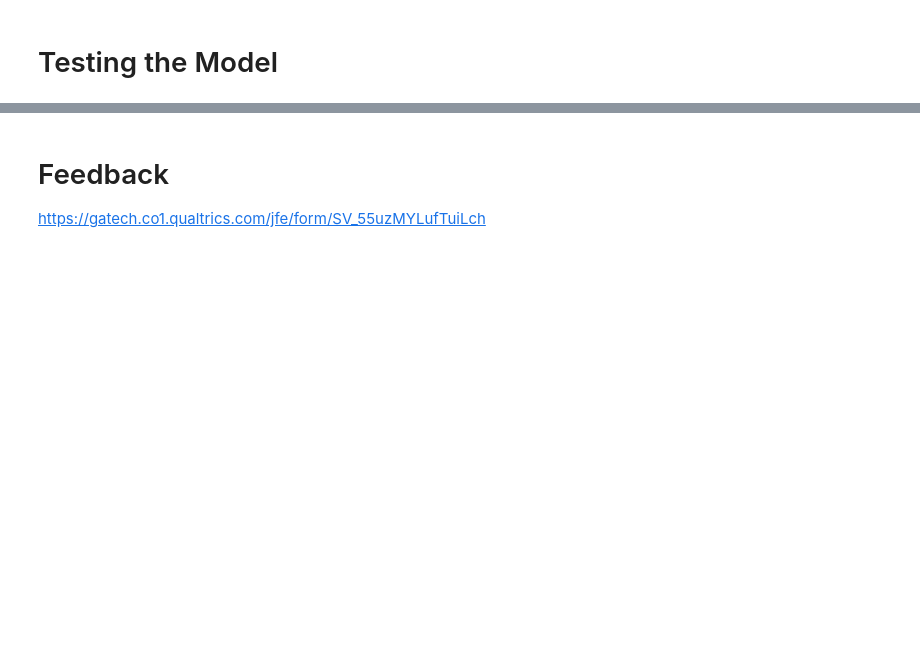
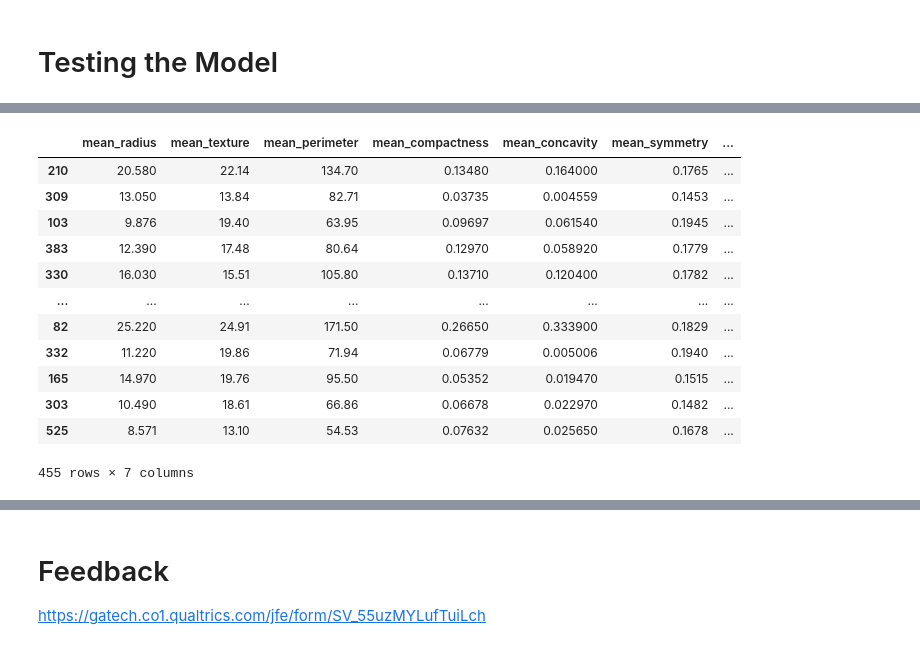
Before and after one commit to chrisblanton/gatech_machine_learning, a Jupyter notebook: Applications of Machine Learning.ipynb, the cells around one changed output, grey strips where cells are left out. Saved outputs shown, nothing was run; the diff lists cells and outputs as text; code cells hidden in the pictures; blank space fills up the shorter version.

```diff
--- a/Applications of Machine Learning.ipynb
+++ b/Applications of Machine Learning.ipynb
@@ -356,0 +617,16 @@ print("Accuracy = {}".format(accuracy_score))
+# %%
+training_features
+# %% [output]
+|  | mean_radius | mean_texture | mean_perimeter | mean_compactness | mean_concavity | mean_symmetry | ... |
+| 210 | 20.580 | 22.14 | 134.70 | 0.13480 | 0.164000 | 0.1765 | ... |
+| 309 | 13.050 | 13.84 | 82.71 | 0.03735 | 0.004559 | 0.1453 | ... |
+| 103 | 9.876 | 19.40 | 63.95 | 0.09697 | 0.061540 | 0.1945 | ... |
+| 383 | 12.390 | 17.48 | 80.64 | 0.12970 | 0.058920 | 0.1779 | ... |
+| 330 | 16.030 | 15.51 | 105.80 | 0.13710 | 0.120400 | 0.1782 | ... |
+| ... | ... | ... | ... | ... | ... | ... | ... |
+| 82 | 25.220 | 24.91 | 171.50 | 0.26650 | 0.333900 | 0.1829 | ... |
+| 332 | 11.220 | 19.86 | 71.94 | 0.06779 | 0.005006 | 0.1940 | ... |
+| 165 | 14.970 | 19.76 | 95.50 | 0.05352 | 0.019470 | 0.1515 | ... |
+| 303 | 10.490 | 18.61 | 66.86 | 0.06678 | 0.022970 | 0.1482 | ... |
+| 525 | 8.571 | 13.10 | 54.53 | 0.07632 | 0.025650 | 0.1678 | ... |
+455 rows × 7 columns
```
Also changed, not shown: parts of 38 cells of this notebook, 1 other file.
